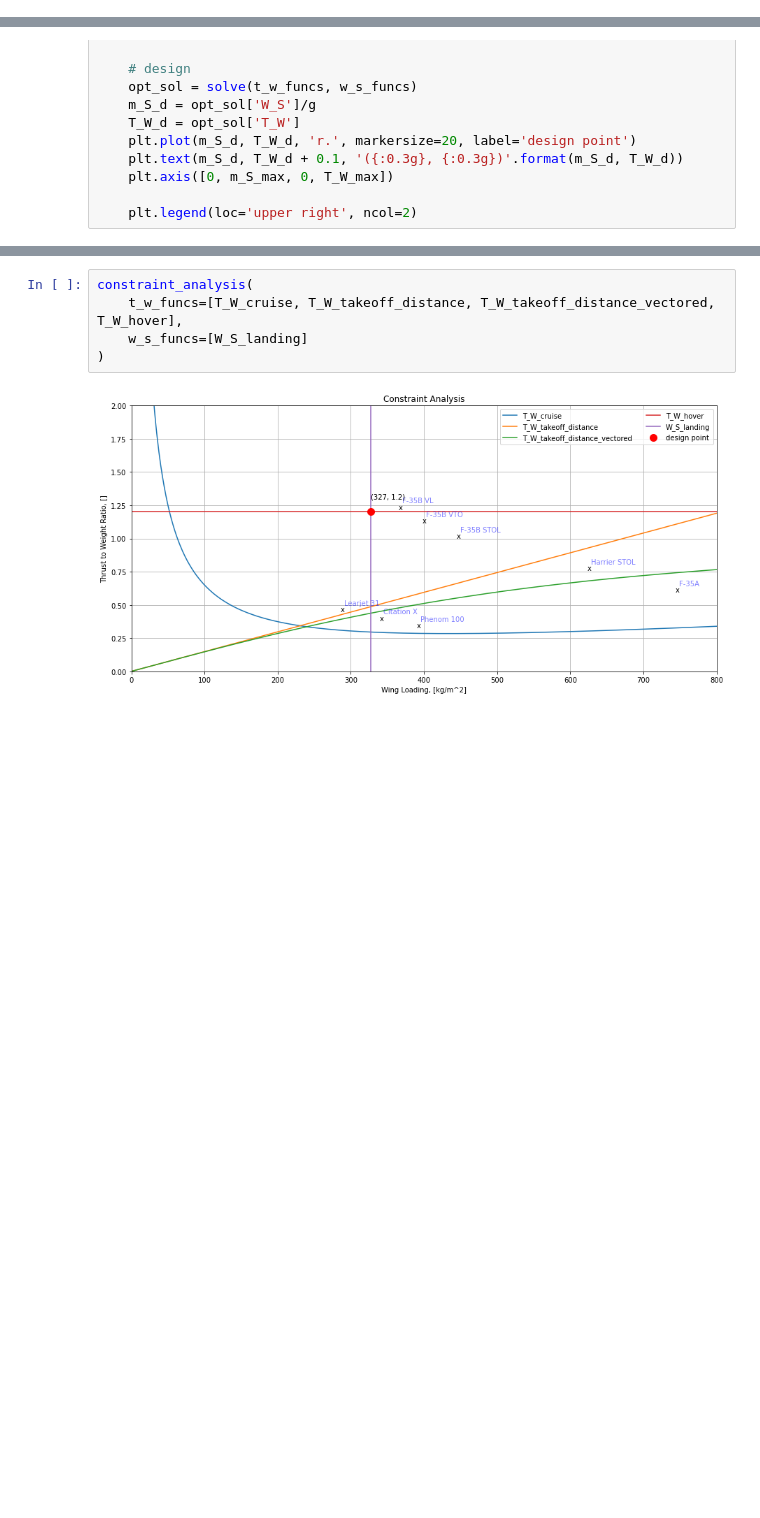
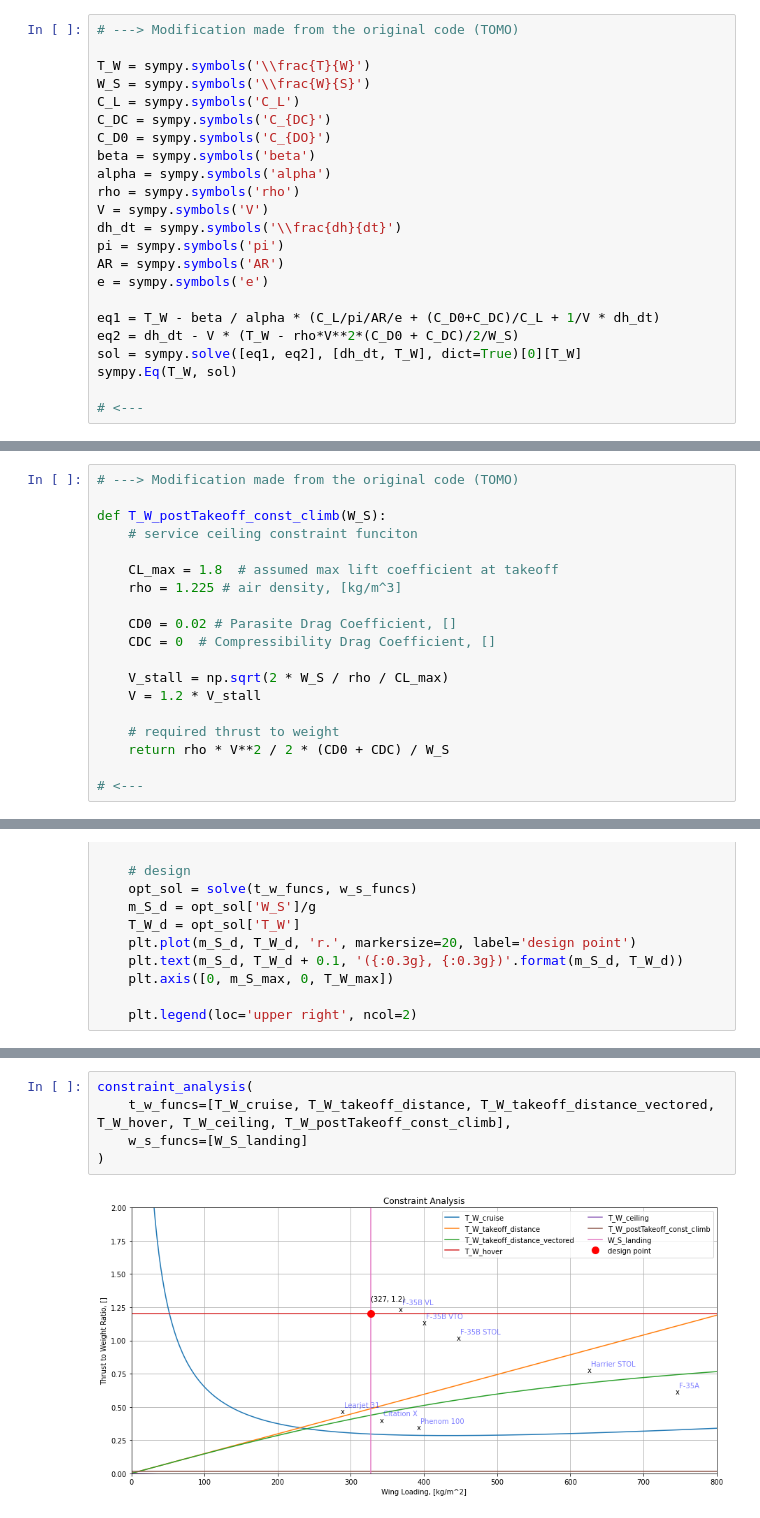
Before and after one commit to smallpondtom/aae451-notebook, a Jupyter notebook: 2-Constraint_Analysis-VTOL/2-Constraint_Analysis-VTOL.ipynb, the cells around one changed output, grey strips where cells are left out. Saved outputs shown, nothing was run; the diff lists cells and outputs as text; blank space fills up the shorter version.

Commit message:
Add service ceiling constraint and post-takeoff climb constraint to the constraint analysis.

```diff
--- a/2-Constraint_Analysis-VTOL/2-Constraint_Analysis-VTOL.ipynb
+++ b/2-Constraint_Analysis-VTOL/2-Constraint_Analysis-VTOL.ipynb
@@ -174,0 +189,23 @@ def T_W_hover(W_S):
+# %%
+# ---> Modification made from the original code (TOMO)
+
+T_W = sympy.symbols('\\frac{T}{W}')
+W_S = sympy.symbols('\\frac{W}{S}')
+C_L = sympy.symbols('C_L')
+C_DC = sympy.symbols('C_{DC}')
+C_D0 = sympy.symbols('C_{DO}')
+beta = sympy.symbols('beta')
+alpha = sympy.symbols('alpha')
+rho = sympy.symbols('rho')
+V = sympy.symbols('V')
+dh_dt = sympy.symbols('\\frac{dh}{dt}')
+pi = sympy.symbols('pi')
+AR = sympy.symbols('AR')
+e = sympy.symbols('e')
+
+eq1 = T_W - beta / alpha * (C_L/pi/AR/e + (C_D0+C_DC)/C_L + 1/V * dh_dt)
+eq2 = dh_dt - V * (T_W - rho*V**2*(C_D0 + C_DC)/2/W_S)
+sol = sympy.solve([eq1, eq2], [dh_dt, T_W], dict=True)[0][T_W]
+sympy.Eq(T_W, sol)
+
+# <---
@@ -175,3 +261,22 @@ def T_W_hover(W_S):
+# %%
+# ---> Modification made from the original code (TOMO)
+
+def T_W_postTakeoff_const_climb(W_S):
+    # service ceiling constraint funciton
+
+    CL_max = 1.8  # assumed max lift coefficient at takeoff
+    rho = 1.225 # air density, [kg/m^3]
+
+    CD0 = 0.02 # Parasite Drag Coefficient, []
+    CDC = 0  # Compressibility Drag Coefficient, []
+
+    V_stall = np.sqrt(2 * W_S / rho / CL_max)
+    V = 1.2 * V_stall
+
+    # required thrust to weight
+    return rho * V**2 / 2 * (CD0 + CDC) / W_S
+
+# <---
 # %% [markdown]
 ### Optimization
 # %%
@@ -299,8 +404,8 @@ In additions you should consider adding (see VTOL Lecture 1 from Paul):
  * acceleration (if needed)
 # %%
 constraint_analysis(
-    t_w_funcs=[T_W_cruise, T_W_takeoff_distance, T_W_takeoff_distance_vectored, T_W_hover],
+    t_w_funcs=[T_W_cruise, T_W_takeoff_distance, T_W_takeoff_distance_vectored, T_W_hover, T_W_ceiling, T_W_postTakeoff_const_climb],
     w_s_funcs=[W_S_landing]
 )
 # %% [output]
-[figure, old version]
+[figure, new version]
```
Also changed, not shown: parts of 6 cells of this notebook.
